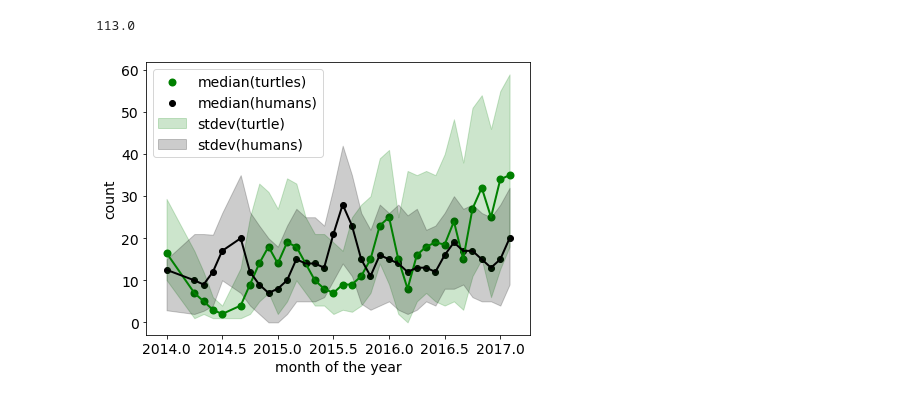
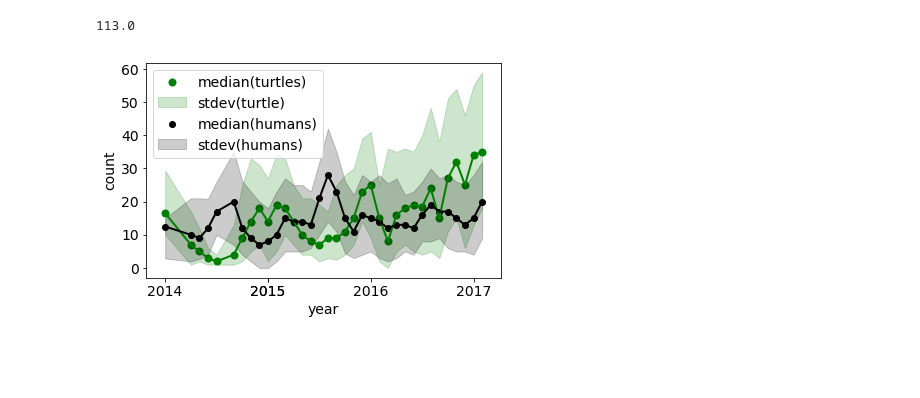
Before and after one commit to brown-ccv/turtles-HWF-Brown, a Jupyter notebook: src/data_explore.ipynb, the cells around one changed output. Drawn from its saved outputs; the diff is of its cells as text; code cells hidden in the pictures; blank space fills up the shorter version.

```diff
--- a/src/data_explore.ipynb
+++ b/src/data_explore.ipynb
@@ -261,35 +181,36 @@ meds = np.zeros([len(unique_days),2])
 stdm = np.zeros([len(unique_days),2])
 stdp = np.zeros([len(unique_days),2])
 
-print np.max(nrP)
+print(np.max(nrP))
 
 for i in range(len(unique_days)):
     meds[i,0] = np.median(nrT[float_day == unique_days[i]])
     stdm[i,0] = np.percentile(nrT[float_day == unique_days[i]],16)
     stdp[i,0] = np.percentile(nrT[float_day == unique_days[i]],84)
 
     meds[i,1] = np.median(nrP[float_day == unique_days[i]])
     stdm[i,1] = np.percentile(nrP[float_day == unique_days[i]],16)
     stdp[i,1] = np.percentile(nrP[float_day == unique_days[i]],84)
 
-plt.figure(figsize=(6.4,4.8))
+#plt.figure(figsize=(6.4,4.8))
 plt.plot(unique_days,meds[:,0],color='g',linewidth=2)
+plt.xticks([2014,2015,2015,2016,2017])
 plt.scatter(unique_days,meds[:,0],color='g',linewidth=2,label='median(turtles)')
+plt.fill_between(unique_days, stdm[:,0], stdp[:,0],alpha=0.2,color='g',label='stdev(turtle)')
 plt.plot(unique_days,meds[:,1],color='k',linewidth=2)
 plt.scatter(unique_days,meds[:,1],color='k',label='median(humans)')
-plt.fill_between(unique_days, stdm[:,0], stdp[:,0],alpha=0.2,color='g',label='stdev(turtle)')
 plt.fill_between(unique_days, stdm[:,1], stdp[:,1],alpha=0.2,color='k',label='stdev(humans)')
-plt.xlabel('month of the year')
+plt.xlabel('year')
 plt.ylabel('count')
 #plt.title('More humans during the summer, more turtles during the winter.')
 #plt.text(-1.9, 63.5, "More", ha="right", va="bottom",fontsize=17)
 #plt.text(-1.9, 63.5, " humans", ha="left", va="bottom",fontweight='bold',fontsize=17)
 #plt.text(8.4, 63.5, "during the summer, more", ha="left", va="bottom",fontsize=17)
 #plt.text(42, 63.5, "turtles", ha="right", va="bottom",fontweight='bold',color='green',fontsize=17)
 #plt.text(42, 63.5, " during the winter.", ha="left", va="bottom",fontsize=17)
 plt.legend(loc=2)
 plt.tight_layout()
 plt.show()
 # %% [output]
 113.0
-[figure, old version]
+[figure, new version]
```
Also changed, not shown: parts of 11 cells of this notebook, 8 other files.
